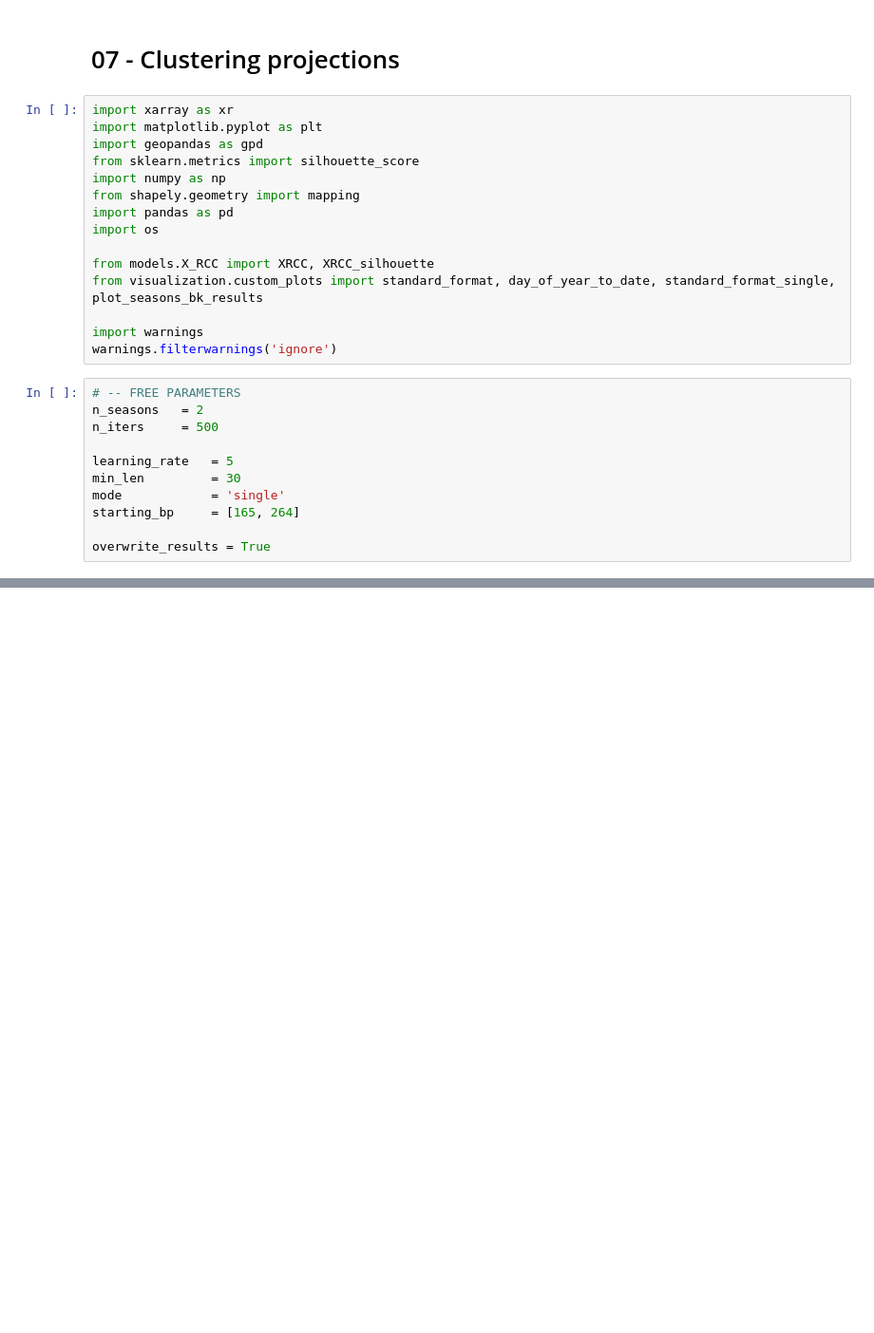
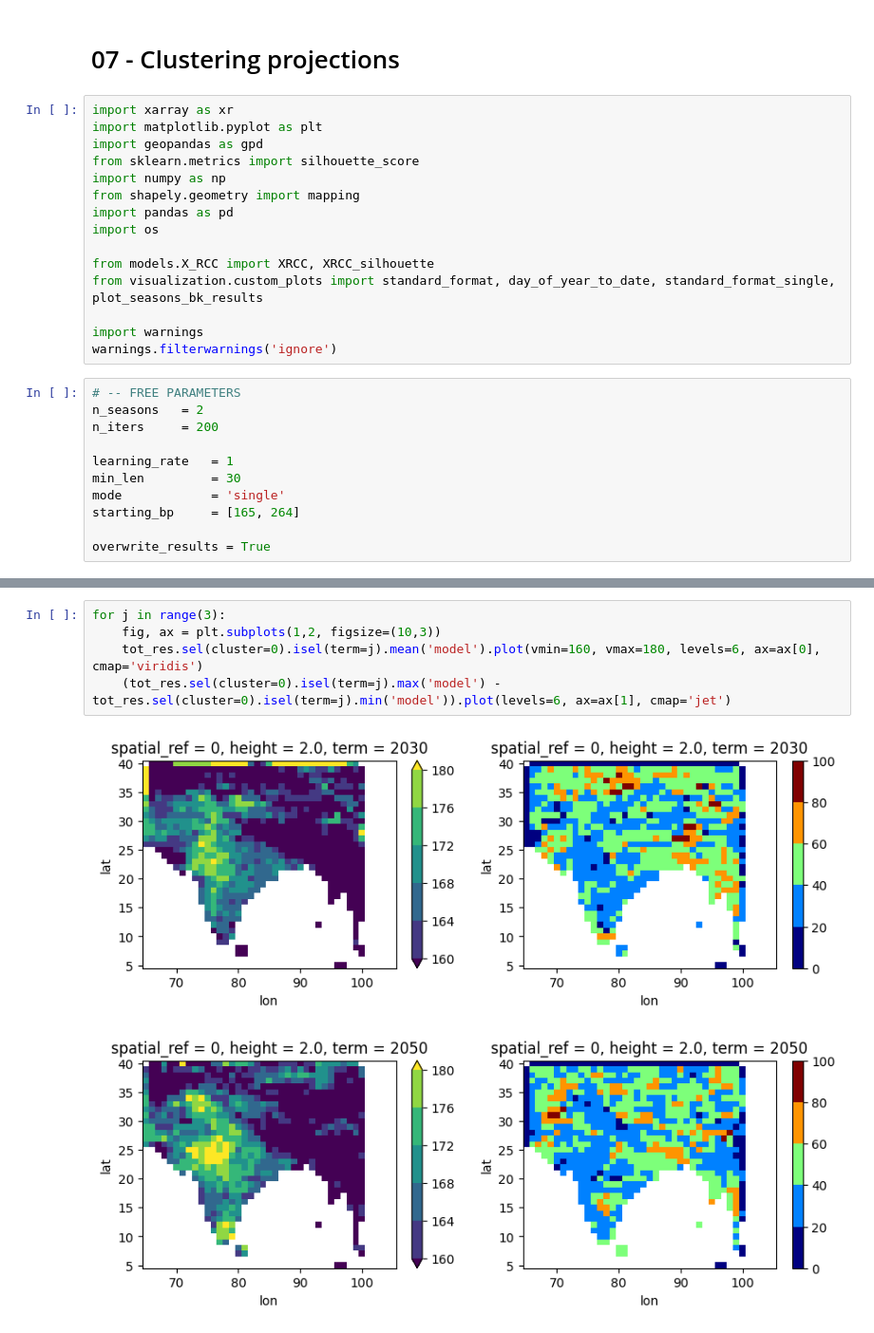
Before and after one commit to JGrassi97/XSeasonsDetect, a Jupyter notebook: notebooks/07_clustering_projections.ipynb, the cells around one changed output, grey strips where cells are left out. Shown at 95% size. Drawn from its saved outputs; the diff is of its cells as text; blank space fills up the shorter version.

```diff
--- a/notebooks/07_clustering_projections.ipynb
+++ b/notebooks/07_clustering_projections.ipynb
@@ -18,9 +18,9 @@ warnings.filterwarnings('ignore')
 # %%
 # -- FREE PARAMETERS
 n_seasons   = 2
-n_iters     = 500
+n_iters     = 200
 
-learning_rate   = 5
+learning_rate   = 1
 min_len         = 30
 mode            = 'single'
 starting_bp     = [165, 264]
@@ -109,0 +106,8 @@ if not os.path.exists(results_path_file) or overwrite_results:
+# %%
+for j in range(3):
+    fig, ax = plt.subplots(1,2, figsize=(10,3))
+    tot_res.sel(cluster=0).isel(term=j).mean('model').plot(vmin=160, vmax=180, levels=6, ax=ax[0], cmap='viridis')
+    (tot_res.sel(cluster=0).isel(term=j).max('model') - tot_res.sel(cluster=0).isel(term=j).min('model')).plot(levels=6, ax=ax[1], cmap='jet')
+# %% [output]
+[figure, added]
+[figure, added]
```
Also changed, not shown: parts of 11 cells of this notebook, 5 other files.
